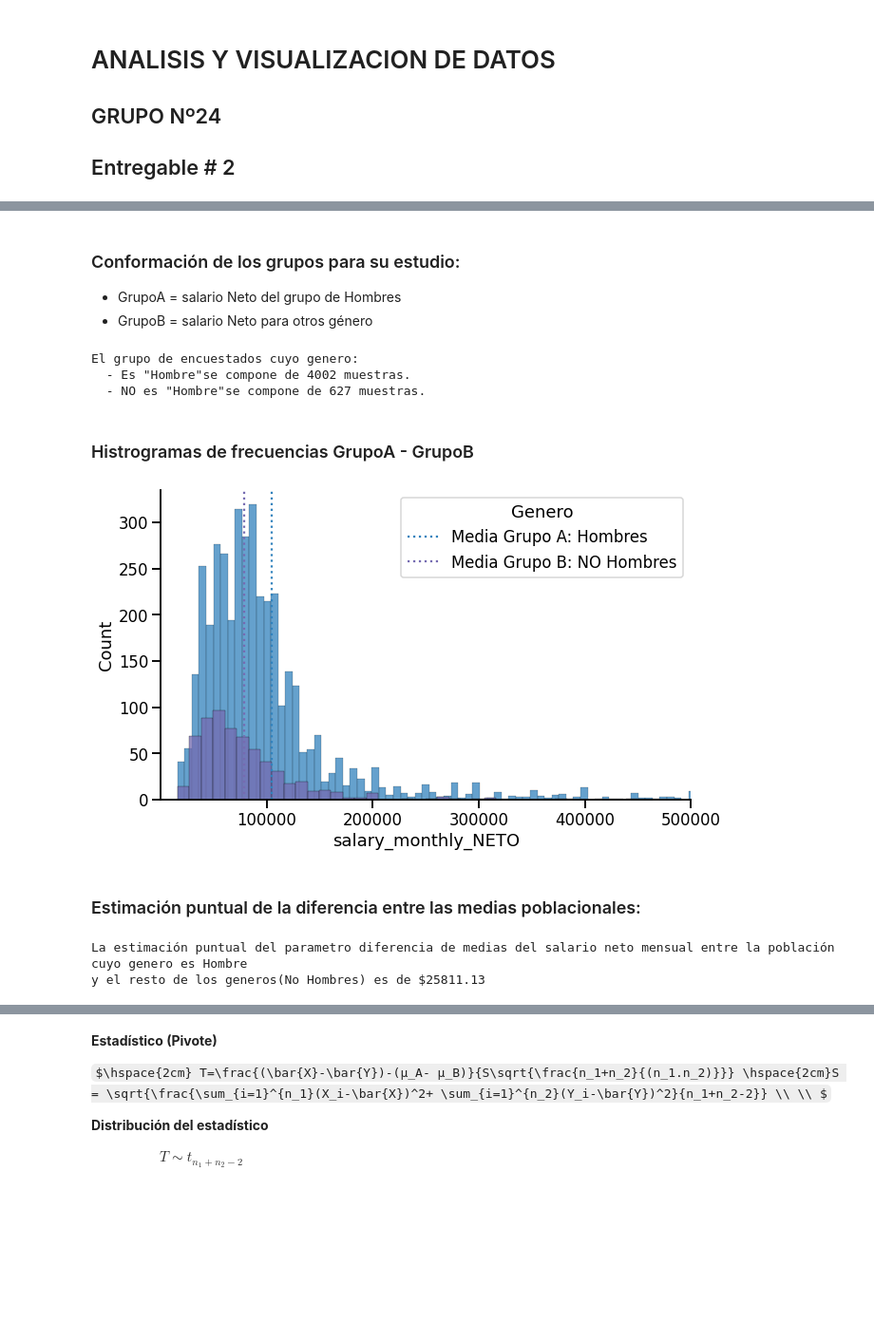
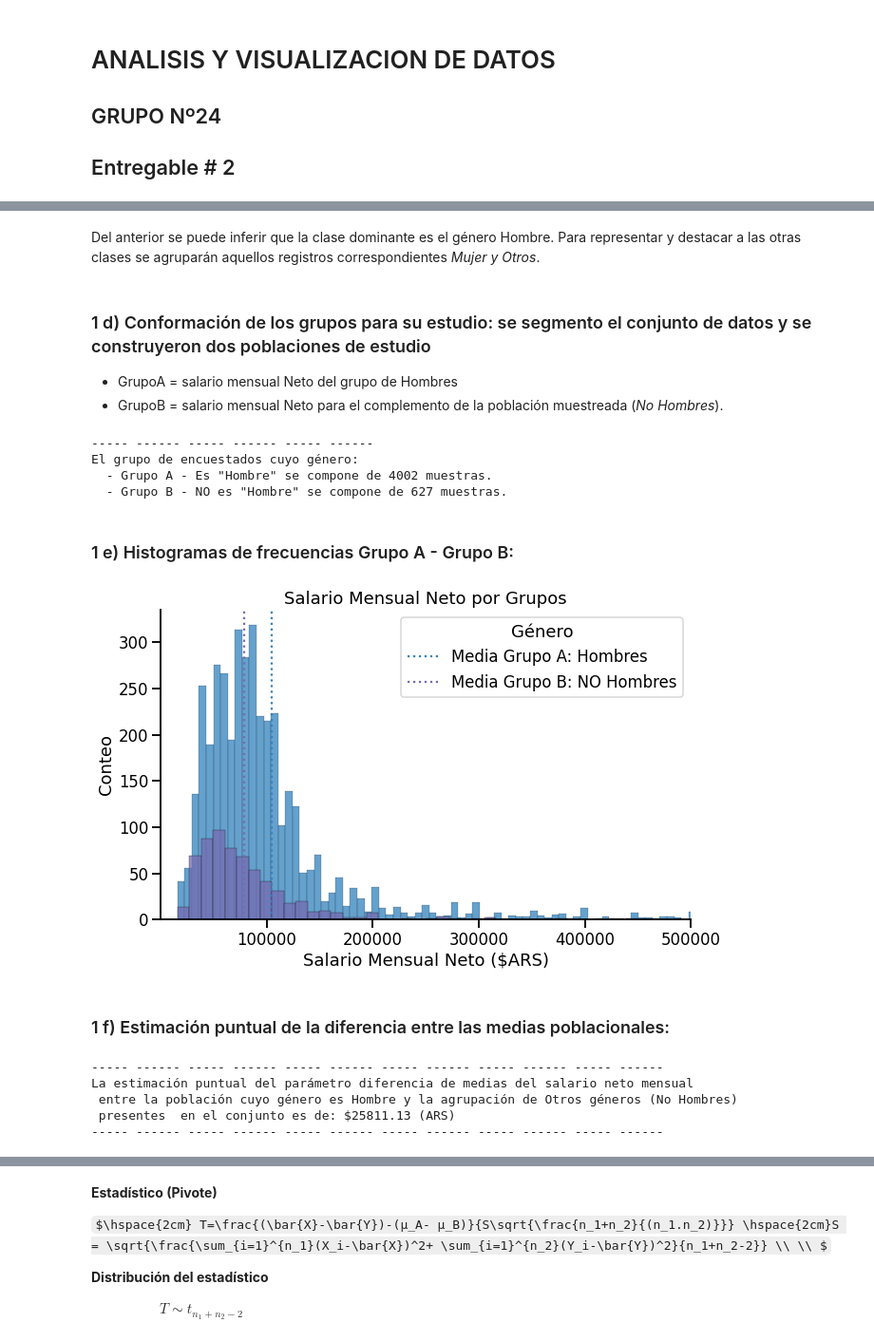
Before and after one commit to argennof/Data_A-V_2022, a Jupyter notebook: Preliminar Grupo_24_Entregable_Parte_2.ipynb, the cells around one changed output, grey strips where cells are left out. Shown at 95% size. Drawn from its saved outputs; the diff is of its cells as text; code cells hidden in the pictures; some formulas as TeX source; blank space fills up the shorter version.

```diff
--- a/Preliminar Grupo_24_Entregable_Parte_2.ipynb
+++ b/Preliminar Grupo_24_Entregable_Parte_2.ipynb
@@ -129,47 +136,60 @@ plt.title("salary_monthly_NETO categorizado por genero");
+# %% [markdown]
+Del anterior se puede inferir que la clase dominante es el género Hombre. Para representar y destacar a las otras clases se agruparán aquellos registros correspondientes _Mujer y Otros_.
 # %% [markdown]
-### Conformación de los grupos para su estudio:
+### 1 d) Conformación de los grupos para su estudio: se segmento el conjunto de datos y se construyeron dos poblaciones de estudio
 
-
-   - GrupoA = salario Neto del grupo de Hombres
-   - GrupoB = salario Neto para otros género
+   - GrupoA = salario mensual Neto del grupo de Hombres
+   - GrupoB = salario mensual Neto para el complemento de la población muestreada (_*No Hombres*_).
 # %%
-# Definicion de filtro para genero = "Hombre"
+# Definición de filtro para genero = "Hombre"
 is_man = df_filtered.profile_gender == 'Hombre'
 
-# Definicion de grupo A y B
+# Definición de grupo A y B
 groupA = df_filtered[is_man]
 groupB = df_filtered[~is_man]
 
 # Conteo de puntos muestrales que componen cada grupo
 nA = len(groupA)
 nB = len(groupB)
-print(f'El grupo de encuestados cuyo genero:')
-print(f'  - Es "Hombre"se compone de {nA} muestras.')
-print(f'  - NO es "Hombre"se compone de {nB} muestras.')
+print(f'----- ------ ----- ------ ----- ------ ')
+print(f'El grupo de encuestados cuyo género:')
+print(f'  - Grupo A - Es "Hombre" se compone de {nA} muestras.')
+print(f'  - Grupo B - NO es "Hombre" se compone de {nB} muestras.')
+print(f'----- ------ ----- ------ ----- ------ ')
 # %% [output]
-El grupo de encuestados cuyo genero:
-  - Es "Hombre"se compone de 4002 muestras.
-  - NO es "Hombre"se compone de 627 muestras.
+----- ------ ----- ------ ----- ------
+El grupo de encuestados cuyo género:
+  - Grupo A - Es "Hombre" se compone de 4002 muestras.
+  - Grupo B - NO es "Hombre" se compone de 627 muestras.
-# %% [markdown]
-### Histrogramas de frecuencias GrupoA - GrupoB
+# %% [markdown]
+### 1 e) Histogramas de frecuencias Grupo A - Grupo B:
 # %%
 fig, ax = plt.subplots(figsize=(10,6))
 seaborn.despine()
 seaborn.histplot(groupA, x="salary_monthly_NETO", color= seaborn.color_palette("tab20c")[0] ,ax = ax,fill=True)
 plt.axvline(groupA['salary_monthly_NETO'].mean(), color= seaborn.color_palette("tab20c")[0] ,linestyle='dotted')
-seaborn.histplot(groupB, x="salary_monthly_NETO", color= seaborn.color_palette("tab20c")[12], ax = ax, fill=True)
+seaborn.histplot(groupB, x="salary_monthly_NETO", color= seaborn.color_palette("tab20c\
+")[12], ax = ax, fill=True).set(title='Salario Mensual Neto \
+por Grupos',  xlabel='Salario Mensual Neto ($ARS)', ylabel='Conteo')
 plt.axvline(groupB['salary_monthly_NETO'].mean(), color= seaborn.color_palette("tab20c")[12] ,linestyle='dotted')
 ax.set_xlim(1, 500000) # Se restringe la visualización al máximo de $500000.
-plt.legend(labels=["Media Grupo A: Hombres","Media Grupo B: NO Hombres"], title = "Genero");
+plt.legend(labels=["Media Grupo A: Hombres","Media Grupo B: NO Hombres"], title = "Género");
 # %% [output]
-[figure, old version]
+[figure, new version]
 # %% [markdown]
-### Estimación puntual de la diferencia entre las medias poblacionales:
+### 1 f) Estimación puntual de la diferencia entre las medias poblacionales:
 # %%
 mean_diff = groupA["salary_monthly_NETO"].mean()-groupB["salary_monthly_NETO"].mean()
-print(f"La estimación puntual del parametro diferencia de medias del salario neto mensual entre la población cuyo genero es Hombre")
-print(f"y el resto de los generos(No Hombres) es de ${round(mean_diff,2)}")
+print('----- ------ ----- ------ ----- ------ ----- ------ ----- ------ ----- ------')
+print("La estimación puntual del parámetro diferencia de medias del \
+salario neto mensual \n entre la población cuyo género es Hombre y la agrupación \
+de Otros géneros (No Hombres) \n presentes  en el conjunto es de: " + f"${round(mean_diff,2)} (ARS)")
+
+print('----- ------ ----- ------ ----- ------ ----- ------ ----- ------ ----- ------ ')
 # %% [output]
-La estimación puntual del parametro diferencia de medias del salario neto mensual entre la población cuyo genero es Hombre
-y el resto de los generos(No Hombres) es de $25811.13
+----- ------ ----- ------ ----- ------ ----- ------ ----- ------ ----- ------
+La estimación puntual del parámetro diferencia de medias del salario neto mensual
+ entre la población cuyo género es Hombre y la agrupación de Otros géneros (No Hombres)
+ presentes  en el conjunto es de: $25811.13 (ARS)
+----- ------ ----- ------ ----- ------ ----- ------ ----- ------ ----- ------
 # %% [markdown]
```
Also changed, not shown: parts of 22 cells of this notebook.
